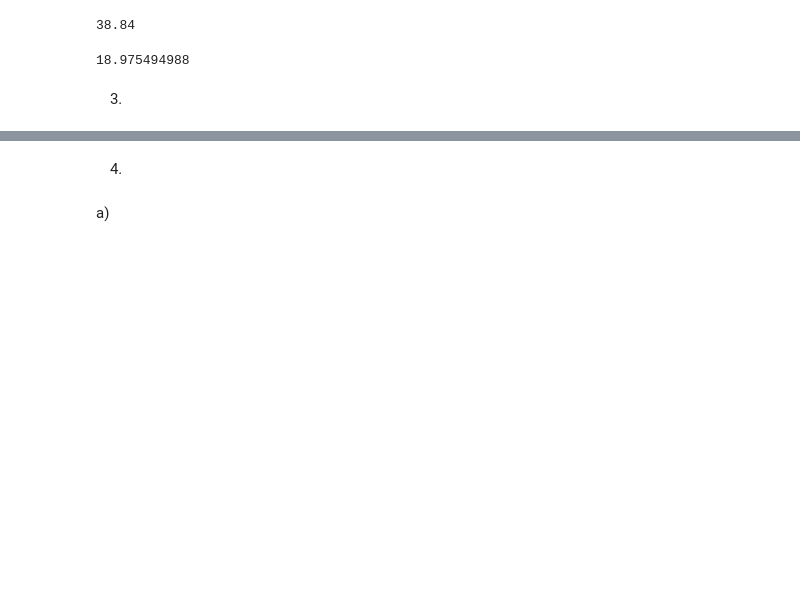
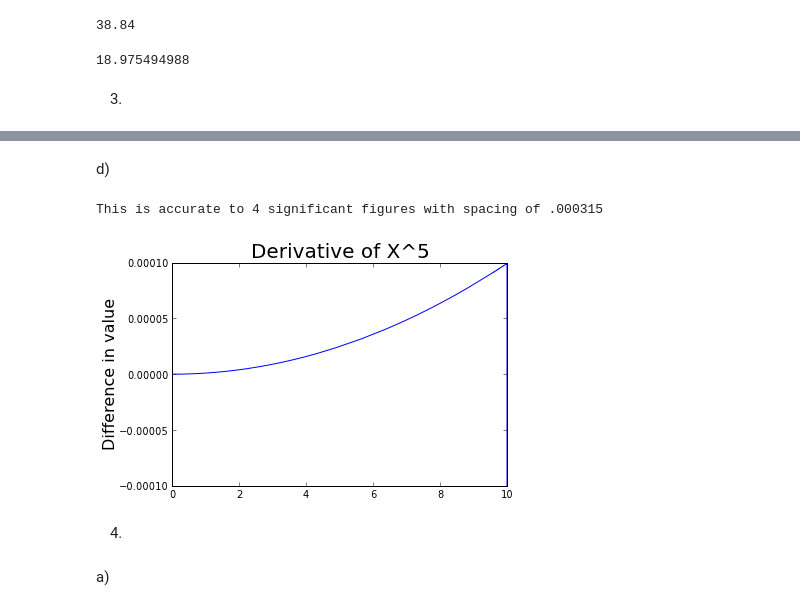
Before and after one commit to dbenton93/PHYS202-S13, a Jupyter notebook: Week4/InterpandDiffEx3.ipynb, the cells around one changed output, grey strips where cells are left out. Drawn from its saved outputs; the diff is of its cells as text; code cells hidden in the pictures; blank space fills up the shorter version.

```diff
--- a/Week4/InterpandDiffEx3.ipynb
+++ b/Week4/InterpandDiffEx3.ipynb
@@ -88,3 +146,18 @@ ValueError: only 2 non-keyword arguments accepted
+# %% [markdown]
+d)
+# %%
+x = arange(0,10.,0.000315)
+y = x**5
+fd = finiteDifference(x,y)
+title("Derivative of X^5", fontsize = 20)
+#xlabel("X", fontsize = 16)
+ylabel("Difference in value", fontsize = 16)
+ylim((-.0001,.0001))
+plot(x, fd - (5*(x**4)))
+print "This is accurate to 4 significant figures with spacing of .000315"
+# %% [output]
+This is accurate to 4 significant figures with spacing of .000315
+[figure, added]
 # %% [markdown]
 4.
 # %% [markdown]
```
Also changed, not shown: parts of 22 cells of this notebook, 1 other file.
